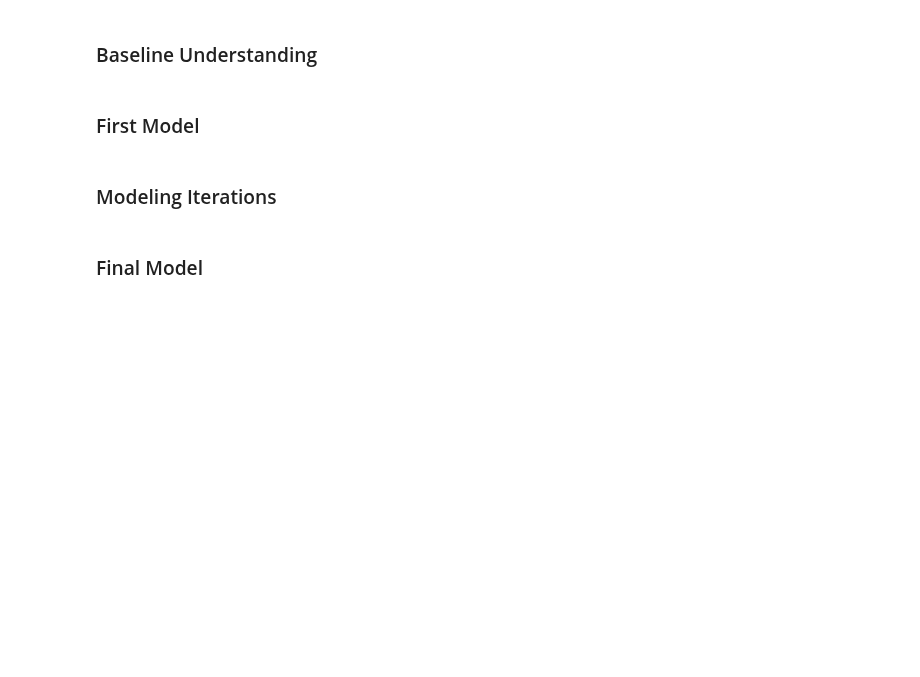
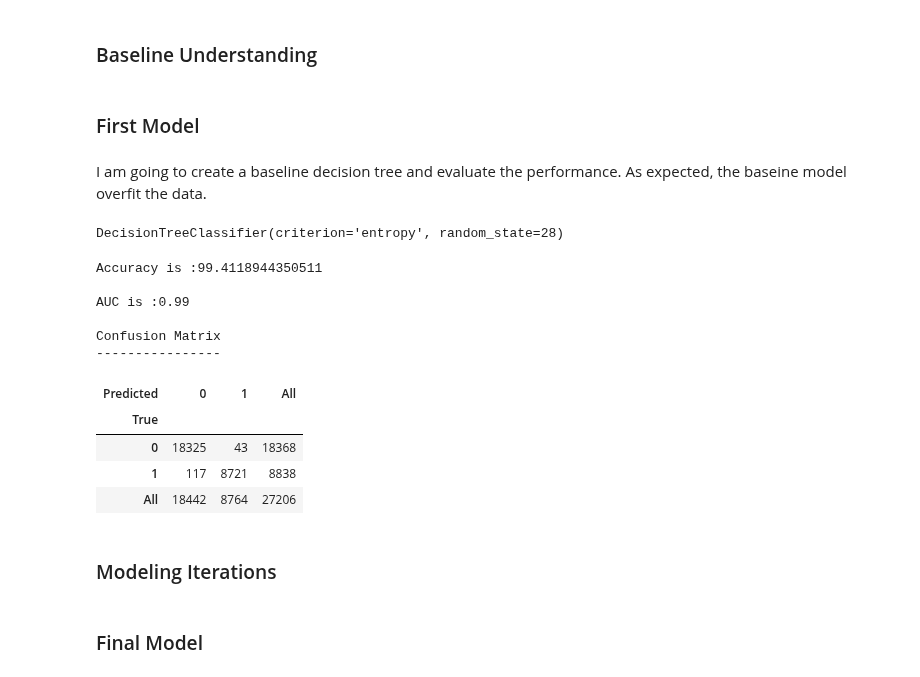
Before and after one commit to scarlettvalentin/hotel_reservations_project, a Jupyter notebook: notebook.ipynb, the cells around one changed output. Drawn from its saved outputs; the diff is of its cells as text; code cells hidden in the pictures; blank space fills up the shorter version.

Commit message:
first baseline model

```diff
--- a/notebook.ipynb
+++ b/notebook.ipynb
@@ -306,6 +301,44 @@ for feature in features:
 ### Baseline Understanding
 # %% [markdown]
 ### First Model
+# %% [markdown]
+I am going to create a baseline decision tree and evaluate the performance. As expected, the baseine model overfit the data.
+# %%
+# Instantiate classifier and fit it to the training data
+classifier = DecisionTreeClassifier(criterion='entropy', random_state=28)
+
+classifier.fit(X_train_transformed, y_train)
+# %% [output]
+DecisionTreeClassifier(criterion='entropy', random_state=28)
+# %%
+# Make predictions for test data
+y_pred = classifier.predict(X_train_transformed)
+# %%
+# Calculate accuracy
+acc = accuracy_score(y_train,y_pred) * 100
+print('Accuracy is :{0}'.format(acc))
+
+# Check the AUC for predictions
+false_positive_rate, true_positive_rate, thresholds = roc_curve(y_train, y_pred)
+roc_auc = auc(false_positive_rate, true_positive_rate)
+print('\nAUC is :{0}'.format(round(roc_auc, 2)))
+
+# Create and print a confusion matrix
+print('\nConfusion Matrix')
+print('----------------')
+pd.crosstab(y_train, y_pred, rownames=['True'], colnames=['Predicted'], margins=True)
+# %% [output]
+Accuracy is :99.4118944350511
+
+AUC is :0.99
+
+Confusion Matrix
+----------------
+| Predicted | 0 | 1 | All |
+| True |  |  |  |
+| 0 | 18325 | 43 | 18368 |
+| 1 | 117 | 8721 | 8838 |
+| All | 18442 | 8764 | 27206 |
 # %% [markdown]
 ### Modeling Iterations
 # %% [markdown]
```
Also changed, not shown: parts of 3 cells of this notebook.
